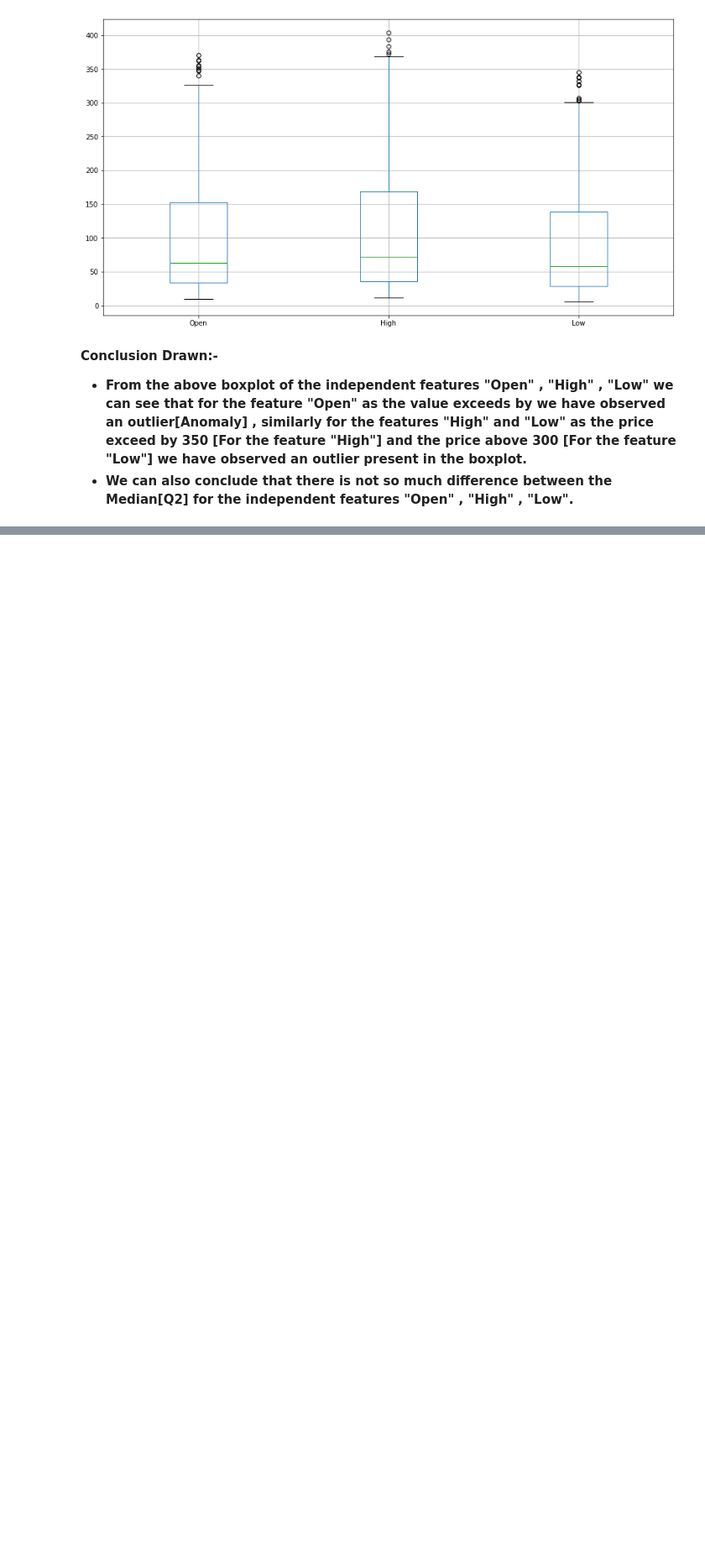
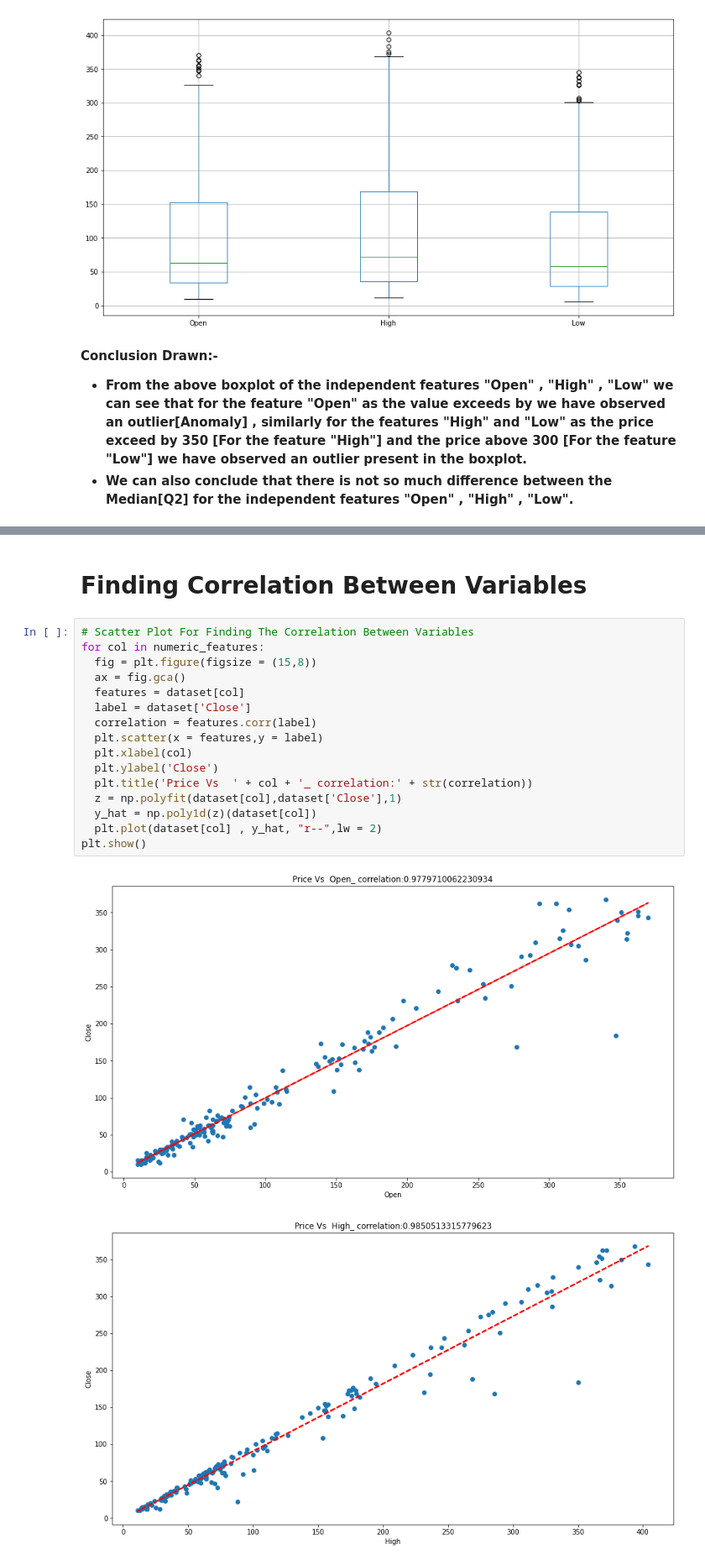
Before and after one commit to Adityasingh3008/YES-BANK-STOCK-CLOSING-PRICE-PREDICTION, a Jupyter notebook: Individual_Notebook_YES_BANK_STOCK_PRICE_PREDICTION_(Capstone_Project_2).ipynb, the cells around one changed output, grey strips where cells are left out. Shown at 84% size. Drawn from its saved outputs; the diff is of its cells as text; blank space fills up the shorter version.

```diff
--- a/Individual_Notebook_YES_BANK_STOCK_PRICE_PREDICTION_(Capstone_Project_2).ipynb
+++ b/Individual_Notebook_YES_BANK_STOCK_PRICE_PREDICTION_(Capstone_Project_2).ipynb
@@ -360,0 +441,21 @@ plt.show()
+# %% [markdown]
+# **Finding Correlation Between Variables**
+# %%
+# Scatter Plot For Finding The Correlation Between Variables
+for col in numeric_features:
+  fig = plt.figure(figsize = (15,8))
+  ax = fig.gca()
+  features = dataset[col]
+  label = dataset['Close']
+  correlation = features.corr(label)
+  plt.scatter(x = features,y = label)
+  plt.xlabel(col)
+  plt.ylabel('Close')
+  plt.title('Price Vs  ' + col + '_ correlation:' + str(correlation))
+  z = np.polyfit(dataset[col],dataset['Close'],1)
+  y_hat = np.poly1d(z)(dataset[col])
+  plt.plot(dataset[col] , y_hat, "r--",lw = 2)
+plt.show()
+# %% [output]
+[figure, added]
+[figure, added]
```
Also changed, not shown: parts of 13 cells of this notebook.
